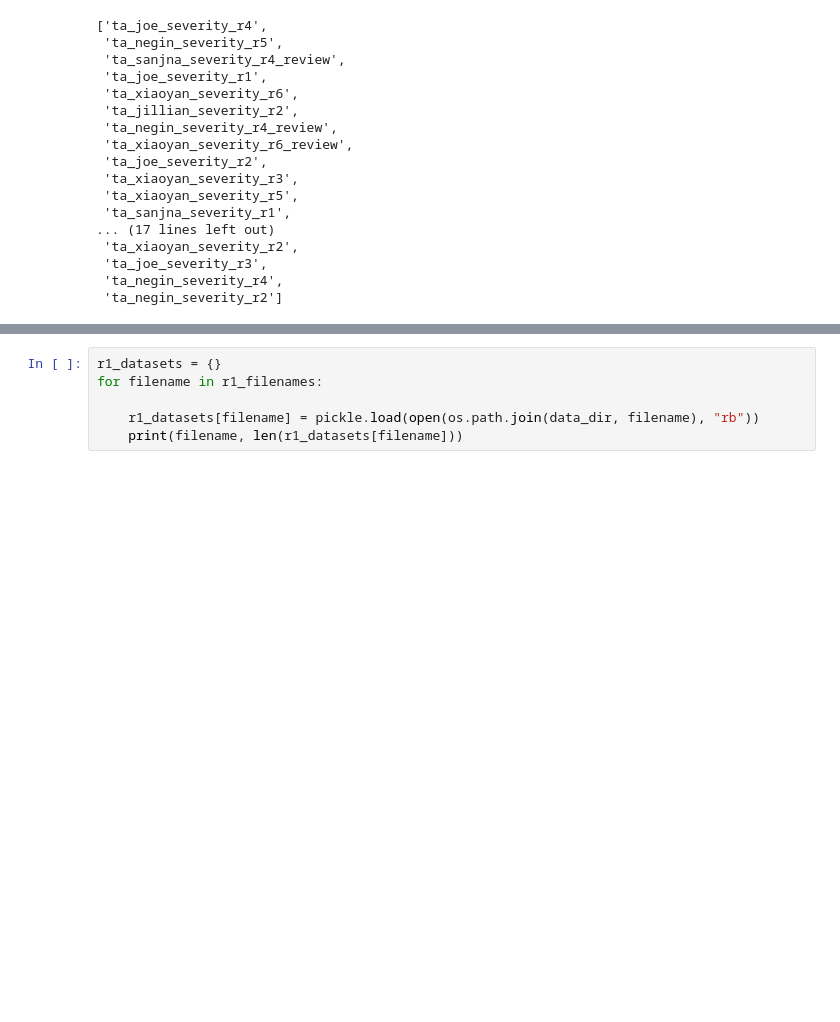
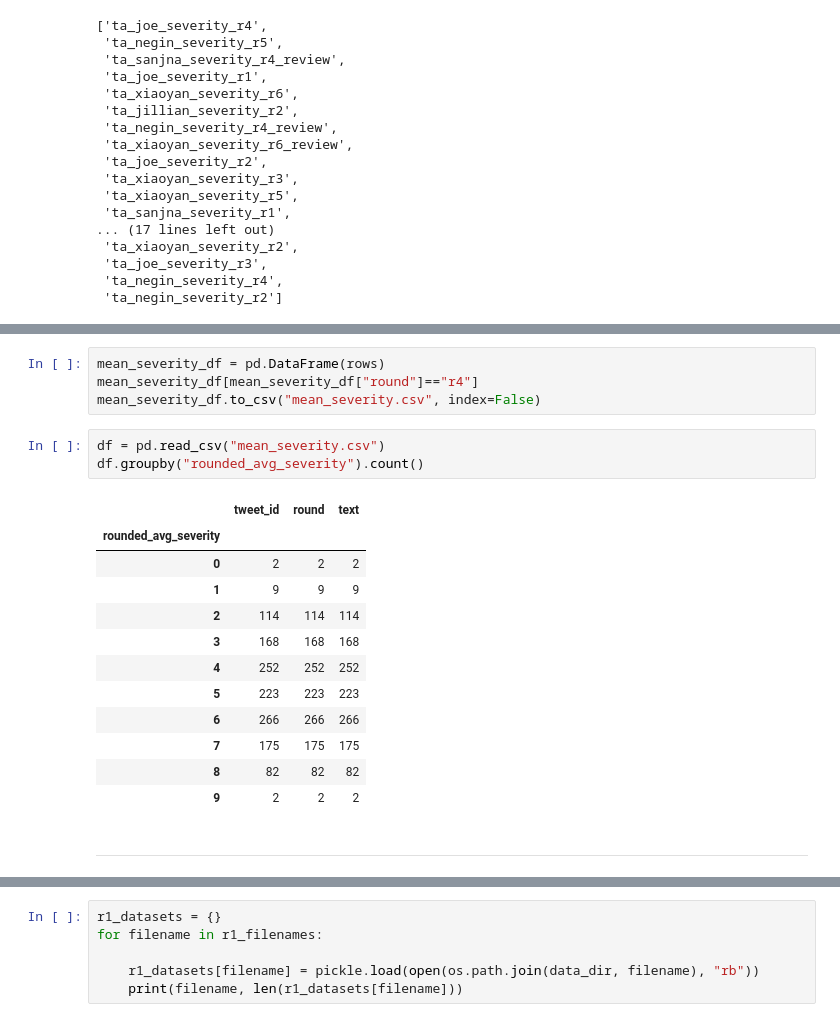
Before and after one commit to Ali-Omrani/transgressions-condemnation, a Jupyter notebook: severity/severity_classifier.ipynb, the cells around one changed output, grey strips where cells are left out. Cells and saved outputs as stored; diff of their text form; blank space fills up the shorter version.

```diff
--- a/severity/severity_classifier.ipynb
+++ b/severity/severity_classifier.ipynb
@@ -131,0 +169,22 @@ Index(['tweet_id', 'annotator', 'text', 'label', 'accept'], dtype='object')
+# %%
+mean_severity_df = pd.DataFrame(rows)
+mean_severity_df[mean_severity_df["round"]=="r4"]
+mean_severity_df.to_csv("mean_severity.csv", index=False)
+# %%
+df = pd.read_csv("mean_severity.csv")
+df.groupby("rounded_avg_severity").count()
+# %% [output]
+|  | tweet_id | round | text |
+| rounded_avg_severity |  |  |  |
+| 0 | 2 | 2 | 2 |
+| 1 | 9 | 9 | 9 |
+| 2 | 114 | 114 | 114 |
+| 3 | 168 | 168 | 168 |
+| 4 | 252 | 252 | 252 |
+| 5 | 223 | 223 | 223 |
+| 6 | 266 | 266 | 266 |
+| 7 | 175 | 175 | 175 |
+| 8 | 82 | 82 | 82 |
+| 9 | 2 | 2 | 2 |
+# %% [markdown]
+-----------------------------------
```
Also changed, not shown: parts of 13 cells of this notebook.
